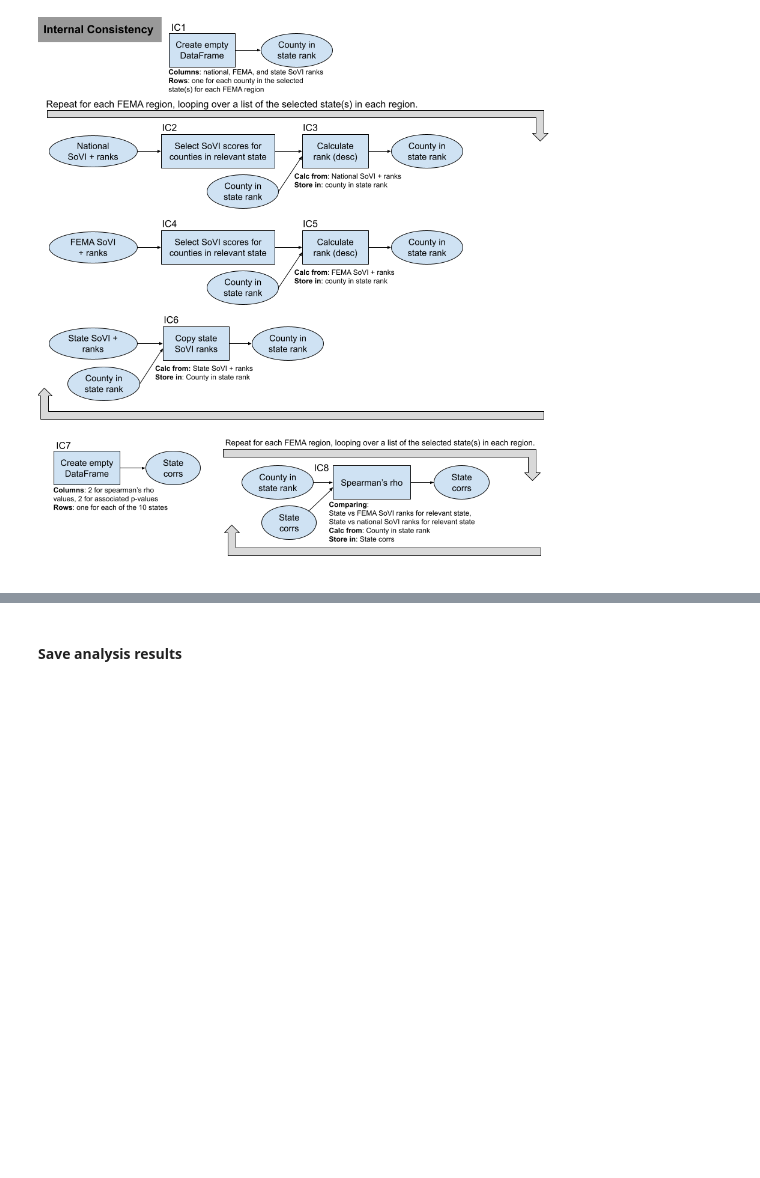
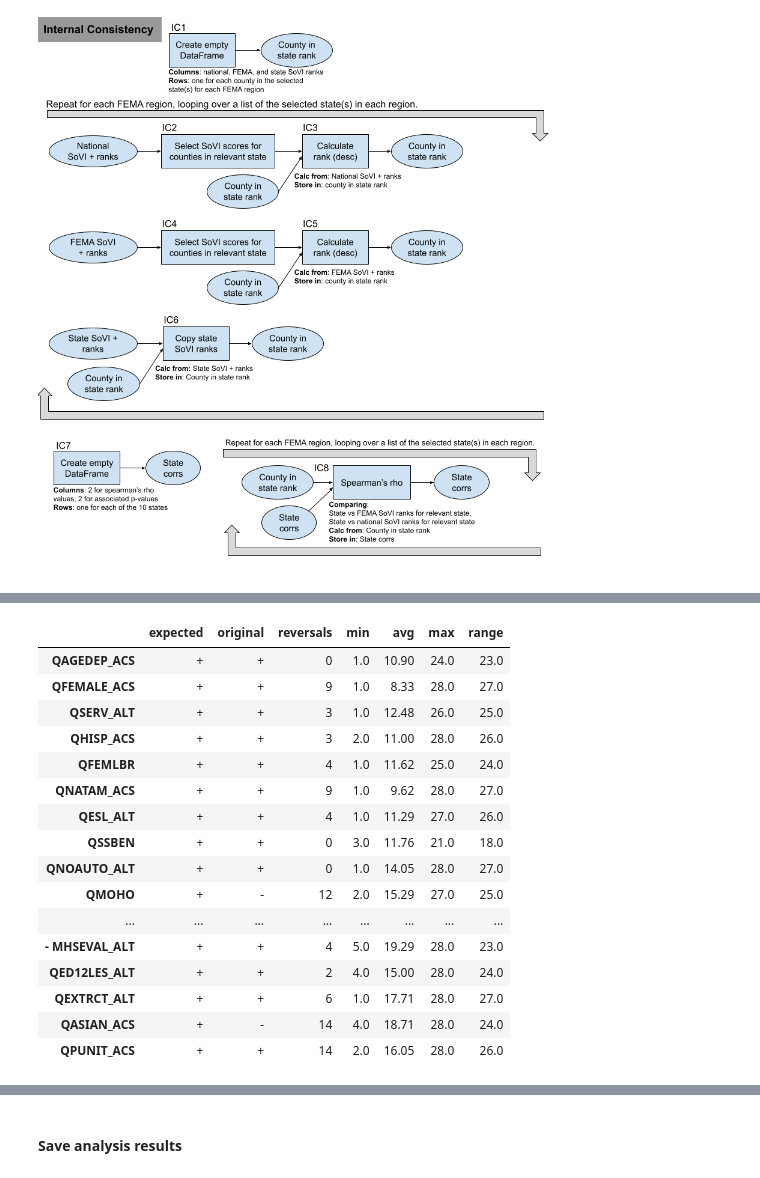
Before and after one commit to HEGSRR/RPl-Spielman-2020, a Jupyter notebook: procedure/code/reproduction/reproduction_report.ipynb, the cells around one changed output, grey strips where cells are left out. Drawn from its saved outputs; the diff is of its cells as text; code cells hidden in the pictures; blank space fills up the shorter version.

```diff
--- a/procedure/code/reproduction/reproduction_report.ipynb
+++ b/procedure/code/reproduction/reproduction_report.ipynb
@@ -1198,11 +1281,83 @@ Finally, we investigate the questions surrounding theoretical consistency.
 # %%
-###################################################
-# Make Var Contributions Data Frame
-###################################################
-
 # Step TC1: Create a DataFrame to hold variable contributions values
 variable_contributions = pd.DataFrame(index=attr_names1)
 
-# Step TC2: Create a DataFrame to hold variable contributions values
+# Step TC2: Add variable contributions values to DataFrame
 for area in varContrib.keys():
     variable_contributions[area] = [x for i, x in varContrib[area]]
+
+# Step TC3: For all SoVI models, rank variables from the greatest to the least magnitudes
+rankContrib = abs(variable_contributions).apply(rankdata, axis=0, method='average')
+rankContrib = (28-rankContrib) + 1
+
+# Step TC4: Sort variable rankings according to national model's most to least important
+rankContrib = rankContrib.sort_values("USA", ascending = True).reset_index()
+rankContrib.index = rankContrib["index"]
+rankContrib = rankContrib.drop(columns = ["index"])
+
+# Step TC5: Calculate summary statistics for each variable
+summary_stats = pd.DataFrame( {"min": rankContrib.min(axis = 1).round(0),
+                               "max": rankContrib.max(axis = 1).round(0),
+                               "range": rankContrib.max(axis = 1) - rankContrib.min(axis = 1).round(0),
+                               "avg": rankContrib.mean(axis = 1).round(2),
+                               "expected": "+"
+                              } )
+
+# Step TC6: determine signs of USA model
+def pos_neg(x):
+    if x > 0:
+        return "+"
+    else:
+        return "-"
+usa = variable_contributions["USA"].apply(pos_neg)
+
+# Step TC7: Determine all positive/negatives
+reversals_adj = variable_contributions < 0
+
+# Step TC8: Separate data
+reference = reversals_adj[["USA"]]
+other_vars = reversals_adj.drop(columns = ["USA"])
+
+# Step TC9: Determine all reversals from expected sign
+for i in range(len(other_vars.columns)):
+    other_vars.iloc[:, i] = reversals_adj["USA"].eq(other_vars.iloc[:, i]).eq(False)
+
+# Step TC10: calculate reversals
+reversal_sum = pd.DataFrame( {"reversals": other_vars.sum(axis = 1)} )
+
+# Step TC11: Join data
+summary_stats = summary_stats.merge(reversal_sum, left_index = True, right_index = True)
+
+# Step TC12: Join data
+summary_stats = summary_stats.merge(usa, left_index = True, right_index = True)
+
+# Step TC13: Change index labels to reflect any changes prior to SoVI calculation
+for name, sign, sample, hrname in input_names:
+    if sign == 'neg':
+        summary_stats = summary_stats.rename(index={name: '- '+ name})
+    else:
+        pass
+
+# Table aesthetics edits
+summary_stats = summary_stats.rename(columns={"USA": "original"})
+summary_stats = summary_stats.loc[:,['expected', 'original', 'reversals', 'min', 'avg', 'max', 'range']]
+
+summary_stats
+# %% [output]
+|  | expected | original | reversals | min | avg | max | range |
+| QAGEDEP_ACS | + | + | 0 | 1.0 | 10.90 | 24.0 | 23.0 |
+| QFEMALE_ACS | + | + | 9 | 1.0 | 8.33 | 28.0 | 27.0 |
+| QSERV_ALT | + | + | 3 | 1.0 | 12.48 | 26.0 | 25.0 |
+| QHISP_ACS | + | + | 3 | 2.0 | 11.00 | 28.0 | 26.0 |
+| QFEMLBR | + | + | 4 | 1.0 | 11.62 | 25.0 | 24.0 |
+| QNATAM_ACS | + | + | 9 | 1.0 | 9.62 | 28.0 | 27.0 |
+| QESL_ALT | + | + | 4 | 1.0 | 11.29 | 27.0 | 26.0 |
+| QSSBEN | + | + | 0 | 3.0 | 11.76 | 21.0 | 18.0 |
+| QNOAUTO_ALT | + | + | 0 | 1.0 | 14.05 | 28.0 | 27.0 |
+| QMOHO | + | - | 12 | 2.0 | 15.29 | 27.0 | 25.0 |
+| ... | ... | ... | ... | ... | ... | ... | ... |
+| - MHSEVAL_ALT | + | + | 4 | 5.0 | 19.29 | 28.0 | 23.0 |
+| QED12LES_ALT | + | + | 2 | 4.0 | 15.00 | 28.0 | 24.0 |
+| QEXTRCT_ALT | + | + | 6 | 1.0 | 17.71 | 28.0 | 27.0 |
+| QASIAN_ACS | + | - | 14 | 4.0 | 18.71 | 28.0 | 24.0 |
+| QPUNIT_ACS | + | + | 14 | 2.0 | 16.05 | 28.0 | 26.0 |
```
Also changed, not shown: parts of 59 cells of this notebook, 33 other files.
